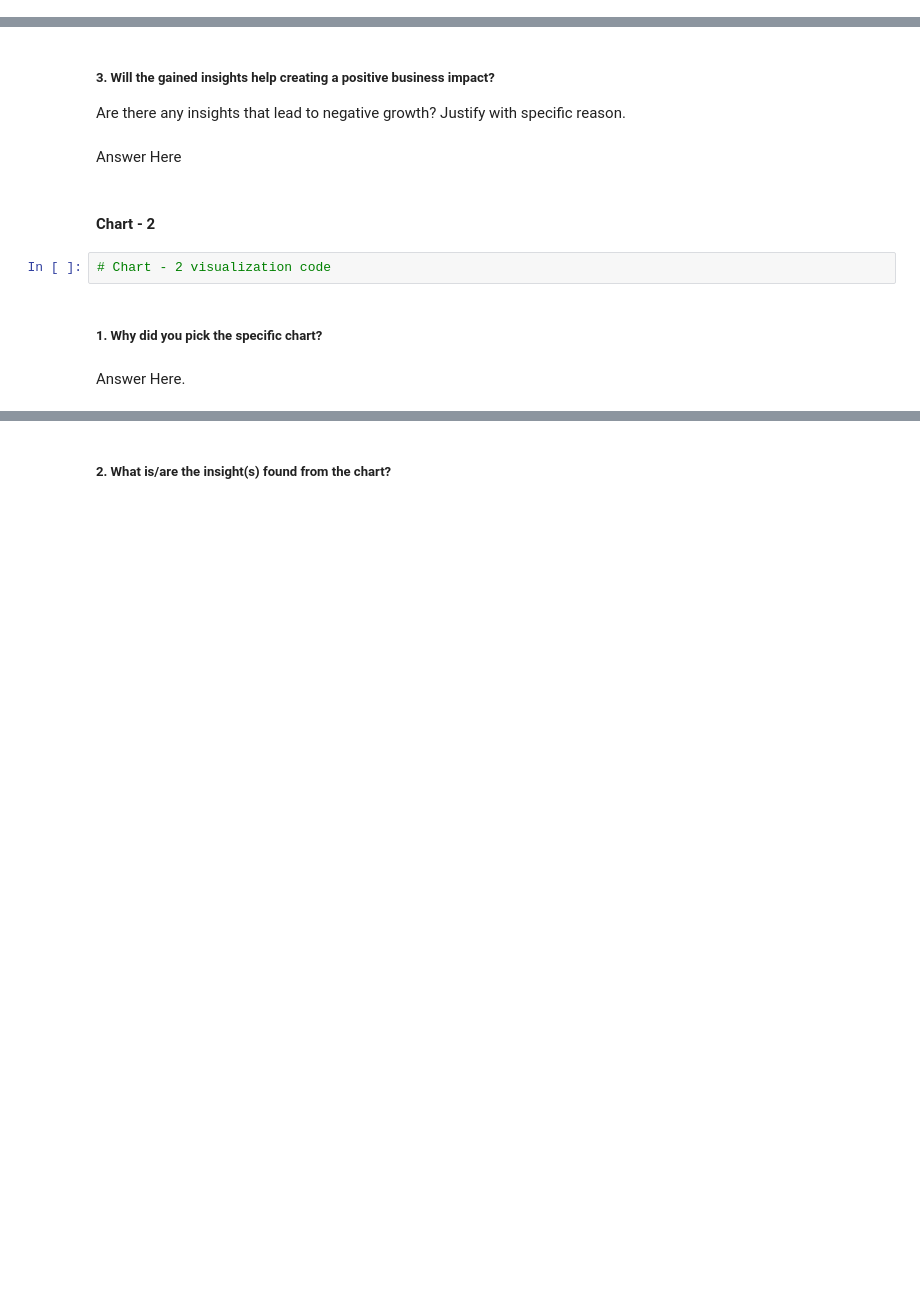
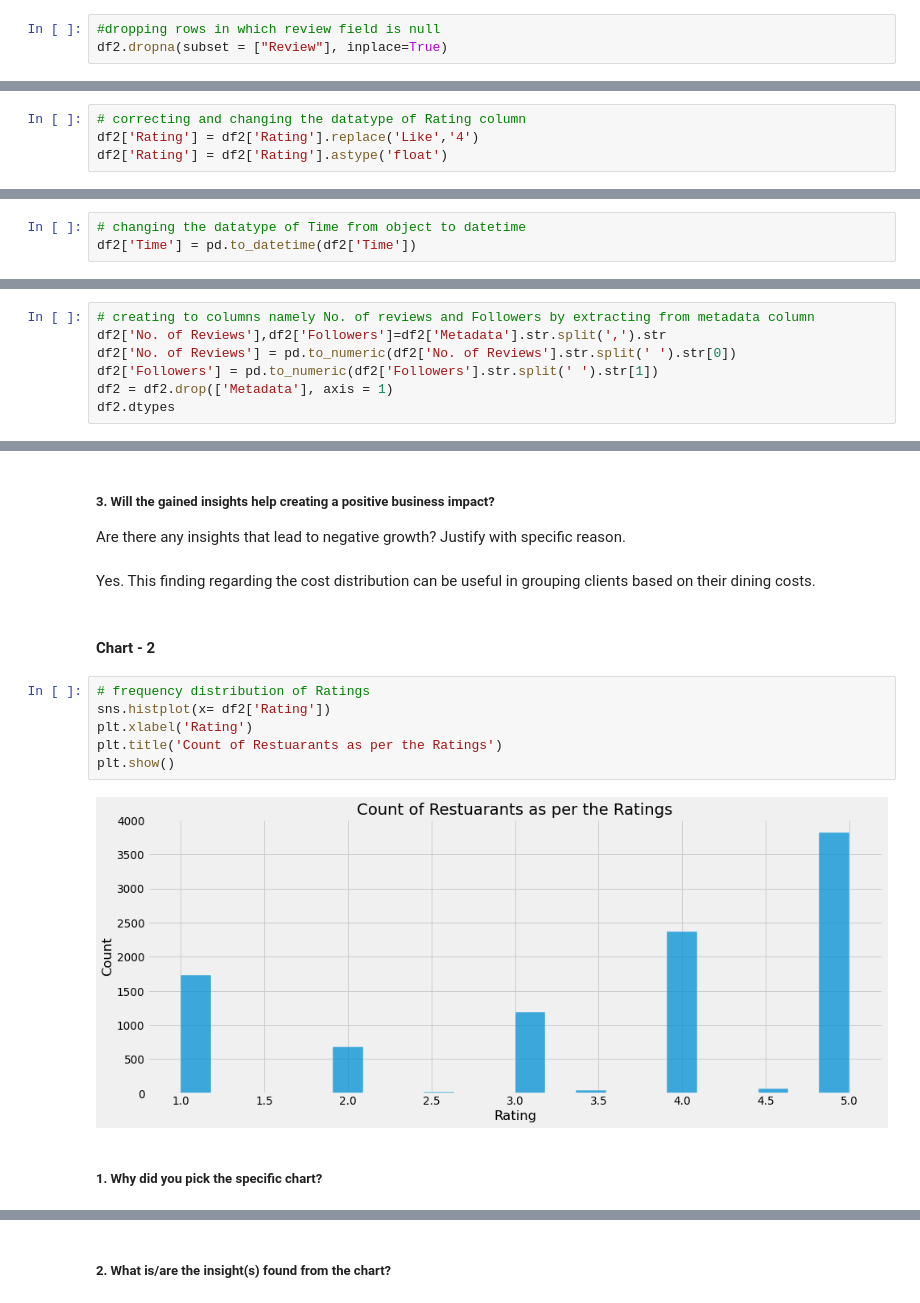
Before and after one commit to JNSDKV/Zomato_Restaurant_Clustering_And_Sentiment_Analysis, a Jupyter notebook: Zomato_Restaurant_Clustering_And_Sentiment_Analysis.ipynb, the cells around one changed output, grey strips where cells are left out. Saved outputs shown, nothing was run; the diff lists cells and outputs as text; blank space fills up the shorter version.

```diff
--- a/Zomato_Restaurant_Clustering_And_Sentiment_Analysis.ipynb
+++ b/Zomato_Restaurant_Clustering_And_Sentiment_Analysis.ipynb
@@ -349,0 +448,3 @@ Zomato Restaurant Review dataset:
+# %%
+#dropping rows in which review field is null
+df2.dropna(subset = ["Review"], inplace=True)
@@ -349,0 +453,4 @@ Zomato Restaurant Review dataset:
+# %%
+# correcting and changing the datatype of Rating column
+df2['Rating'] = df2['Rating'].replace('Like','4')
+df2['Rating'] = df2['Rating'].astype('float')
@@ -349,0 +459,3 @@ Zomato Restaurant Review dataset:
+# %%
+# changing the datatype of Time from object to datetime
+df2['Time'] = pd.to_datetime(df2['Time'])
@@ -349,0 +536,7 @@ Zomato Restaurant Review dataset:
+# %%
+# creating to columns namely No. of reviews and Followers by extracting from metadata column
+df2['No. of Reviews'],df2['Followers']=df2['Metadata'].str.split(',').str
+df2['No. of Reviews'] = pd.to_numeric(df2['No. of Reviews'].str.split(' ').str[0])
+df2['Followers'] = pd.to_numeric(df2['Followers'].str.split(' ').str[1])
+df2 = df2.drop(['Metadata'], axis = 1)
+df2.dtypes
@@ -368,13 +593,17 @@ Answer Here
 # %% [markdown]
 ##### 3. Will the gained insights help creating a positive business impact?
 Are there any insights that lead to negative growth? Justify with specific reason.
-# %% [markdown]
-Answer Here
+# %% [markdown]
+Yes. This finding regarding the cost distribution can be useful in grouping clients based on their dining costs.
 # %% [markdown]
 #### Chart - 2
-# %%
-# Chart - 2 visualization code
+# %%
+# frequency distribution of Ratings
+sns.histplot(x= df2['Rating'])
+plt.xlabel('Rating')
+plt.title('Count of Restuarants as per the Ratings')
+plt.show()
+# %% [output]
+[figure, added]
 # %% [markdown]
 ##### 1. Why did you pick the specific chart?
-# %% [markdown]
-Answer Here.
```
Also changed, not shown: parts of 184 cells of this notebook.
